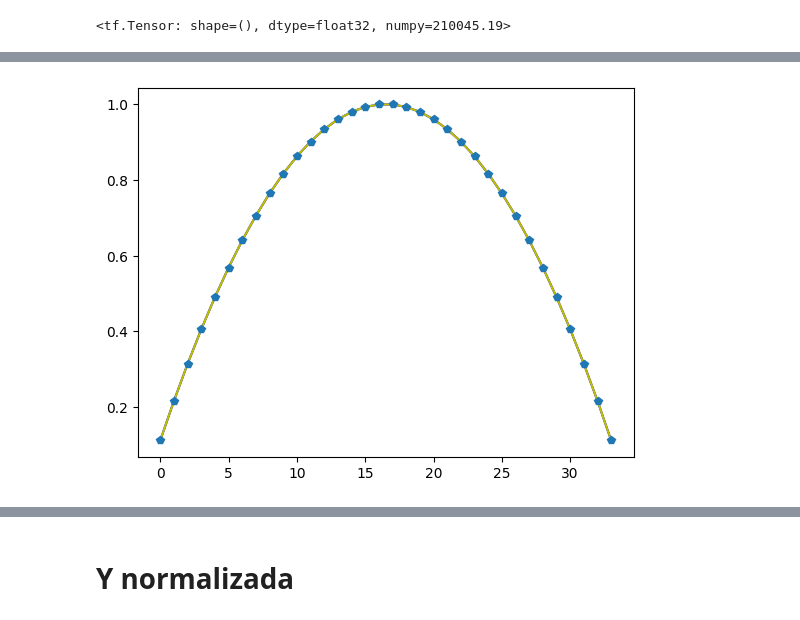
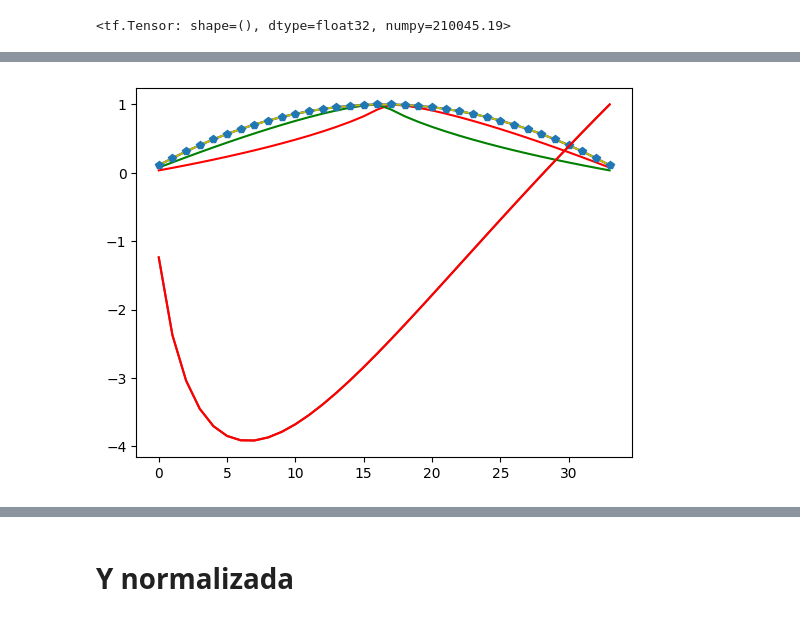
Before and after one commit to tintenderete/TFM, a Jupyter notebook: C_funcion_perdida_1.ipynb, the cells around one changed output, grey strips where cells are left out. Saved outputs shown, nothing was run; the diff lists cells and outputs as text; code cells hidden in the pictures.

```diff
--- a/C_funcion_perdida_1.ipynb
+++ b/C_funcion_perdida_1.ipynb
@@ -210,6 +210,41 @@ def mae(y_true, y_pred):
     absolute_differences = tf.abs(y_true - y_pred)
     mean_absolute_error = tf.reduce_mean(absolute_differences)
     return mean_absolute_error
+
+def ndcg(y_true, y_pred):
+    # Ordenar los índices de y_true y y_pred en orden descendente
+    true_sorted_indices = tf.argsort(y_true, direction='ASCENDING')
+    pred_sorted_indices = tf.argsort(y_pred, direction='ASCENDING')
+
+    # Obtener los rangos de clasificación
+    true_ranks = tf.argsort(true_sorted_indices)
+    pred_ranks = tf.argsort(pred_sorted_indices)
+
+    # Calcular el NDCG
+    ndcg = tf.math.reduce_sum((2**y_true - 1) / tf.math.log1p(tf.cast(pred_ranks, tf.float32) + 1))
+    ideal_ndcg = tf.math.reduce_sum((2**y_true - 1) / tf.math.log1p(tf.cast(true_ranks, tf.float32) + 1))
+
+    # Normalizar por el valor ideal
+    ndcg = ndcg / ideal_ndcg
+
+    return ndcg
+
+from keras import backend as K
+def custom_loss(y_true, y_pred):
+    weights = K.abs(1. / K.cast(y_true, K.floatx()))  # Mayor peso a rangos más altos
+    return K.mean(weights * K.square(y_true - y_pred), axis=-1)
+
+
+def top_is_target(y_true, y_pred):
+  w = np.arange(len(y_true))
+  w = w[::-1] + 1
+  w[:10] = w[:10] * 1.3
+  w = K.cast(w, 'float32')
+
+  r = K.cast(y_true, 'float32')
+  r_pred = K.cast(y_pred, 'float32')
+
+  return K.sum(w * K.square(r - r_pred), axis=-1)
 # %%
 r_pred = np.array([[18, 28,  3, 23, 29, 20, 15, 21, 22, 27, 10, 14, 13,  6, 19, 11,
          5, 25,  4, 30,  7, 12, 17, 26,  9,  2,  0, 16,  8, 24,  1]])
@@ -361,8 +432,10 @@ mae: tf.Tensor(1.9428571, shape=(), dtype=float32)
 # %%
-#plt.plot(loss_loss_ranking / loss_loss_ranking.max(), 'r');
-#plt.plot(loss_perdida_listas / loss_perdida_listas.max(), 'g');
+plt.plot(loss_loss_ranking / loss_loss_ranking.max(), 'r');
+plt.plot(loss_perdida_listas / loss_perdida_listas.max(), 'g');
 plt.plot(loss_mse / loss_mse.max(), 'b');
 plt.plot(loss_diferencia_listas / loss_diferencia_listas.max(), 'y');
 plt.plot(loss_mae / loss_mae.max(), 'p');
+plt.plot((loss_ndcg / loss_ndcg.max()), 'brown');
+plt.plot(loss_custom_loss / loss_custom_loss.max(), 'r');
 # %% [output]
-[figure, old version]
+[figure, new version]
```
Also changed, not shown: parts of 50 cells of this notebook.
